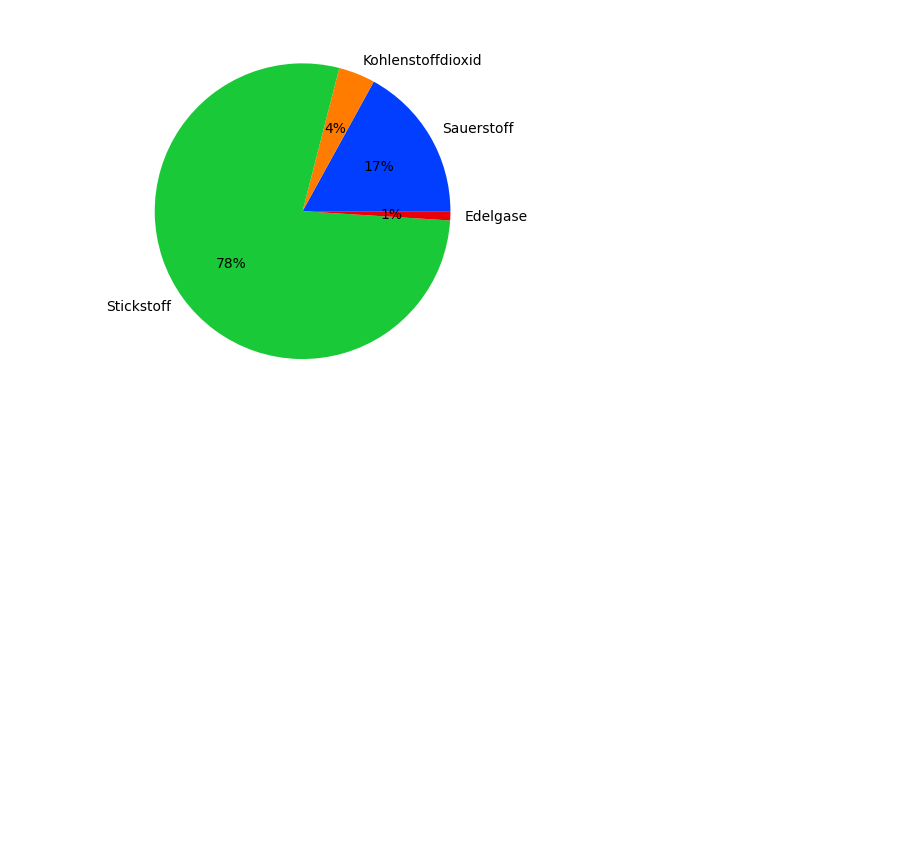
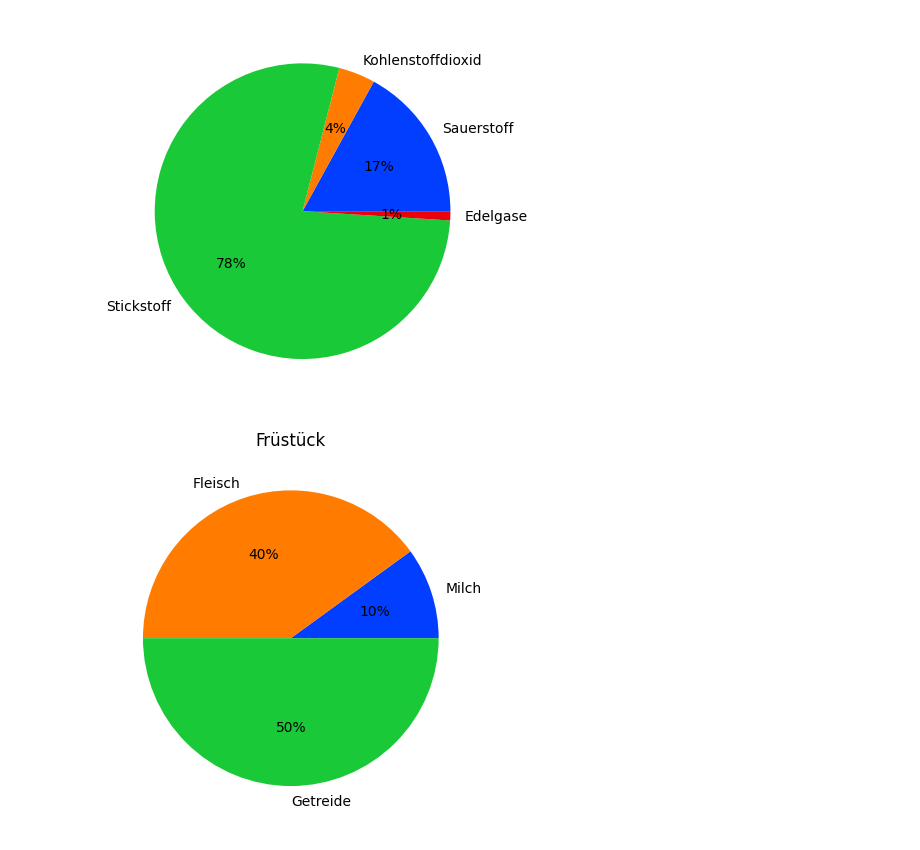
Before and after one commit to DonPedroDado/VSCode, a Jupyter notebook: biologie.ipynb, the cells around one changed output. Cells and saved outputs as stored; diff of their text form; code cells hidden in the pictures; blank space fills up the shorter version.

```diff
--- a/biologie.ipynb
+++ b/biologie.ipynb
@@ -23,3 +24,14 @@ plt.pie(data1, labels=keys2, colors=palette_color, autopct='%.0f%%')
 plt.show()
 # %% [output]
 [figure]
+# %%
+data2=[10, 40, 50]
+keys3=['Milch', 'Fleisch', 'Getreide']
+
+palette_color=sn.color_palette('bright')
+
+plt.pie(data2, labels=keys3, colors=palette_color, autopct='%.0f%%')
+plt.title("Früstück")
+plt.show()
+# %% [output]
+[figure, added]
```
Also changed, not shown: parts of 3 cells of this notebook.
